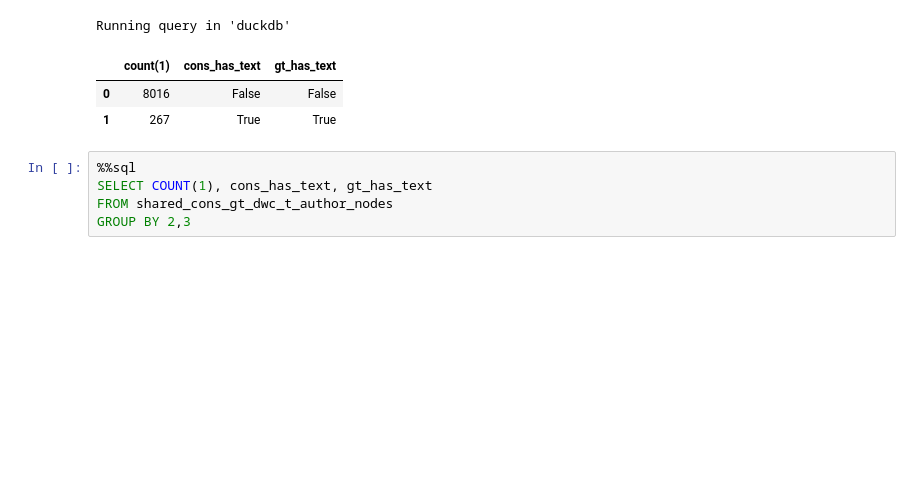
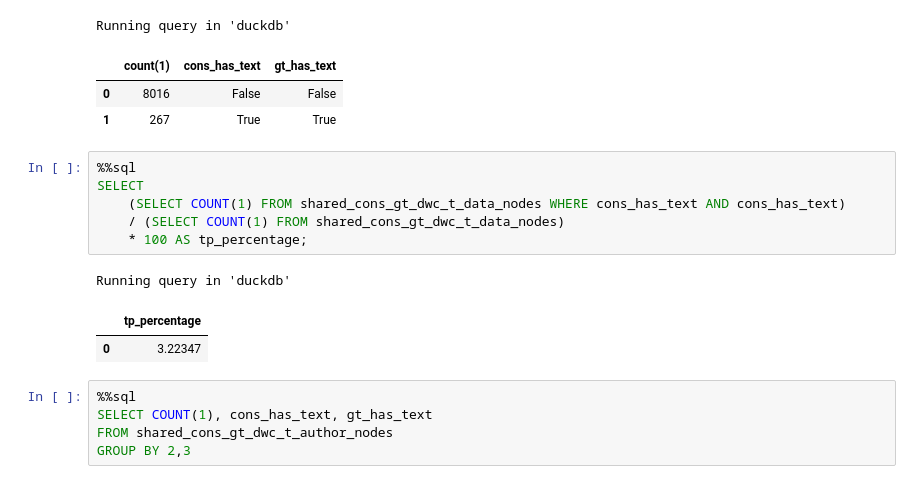
Before and after one commit to mitja-o/metadata-assistant, a Jupyter notebook: _evaluation/statistics/results/semantic_similarity.ipynb, the cells around one changed output. Saved outputs shown, nothing was run; the diff lists cells and outputs as text; blank space fills up the shorter version.

```diff
--- a/_evaluation/statistics/results/semantic_similarity.ipynb
+++ b/_evaluation/statistics/results/semantic_similarity.ipynb
@@ -298,6 +305,16 @@ Running query in 'duckdb'
 |  | count(1) | cons_has_text | gt_has_text |
 | 0 | 8016 | False | False |
 | 1 | 267 | True | True |
+# %%
+%%sql
+SELECT
+    (SELECT COUNT(1) FROM shared_cons_gt_dwc_t_data_nodes WHERE cons_has_text AND cons_has_text)
+    / (SELECT COUNT(1) FROM shared_cons_gt_dwc_t_data_nodes)
+    * 100 AS tp_percentage;
+# %% [output]
+Running query in 'duckdb'
+|  | tp_percentage |
+| 0 | 3.22347 |
 # %%
 %%sql
 SELECT COUNT(1), cons_has_text, gt_has_text
```
Also changed, not shown: parts of 8 cells of this notebook, 1 other file.
